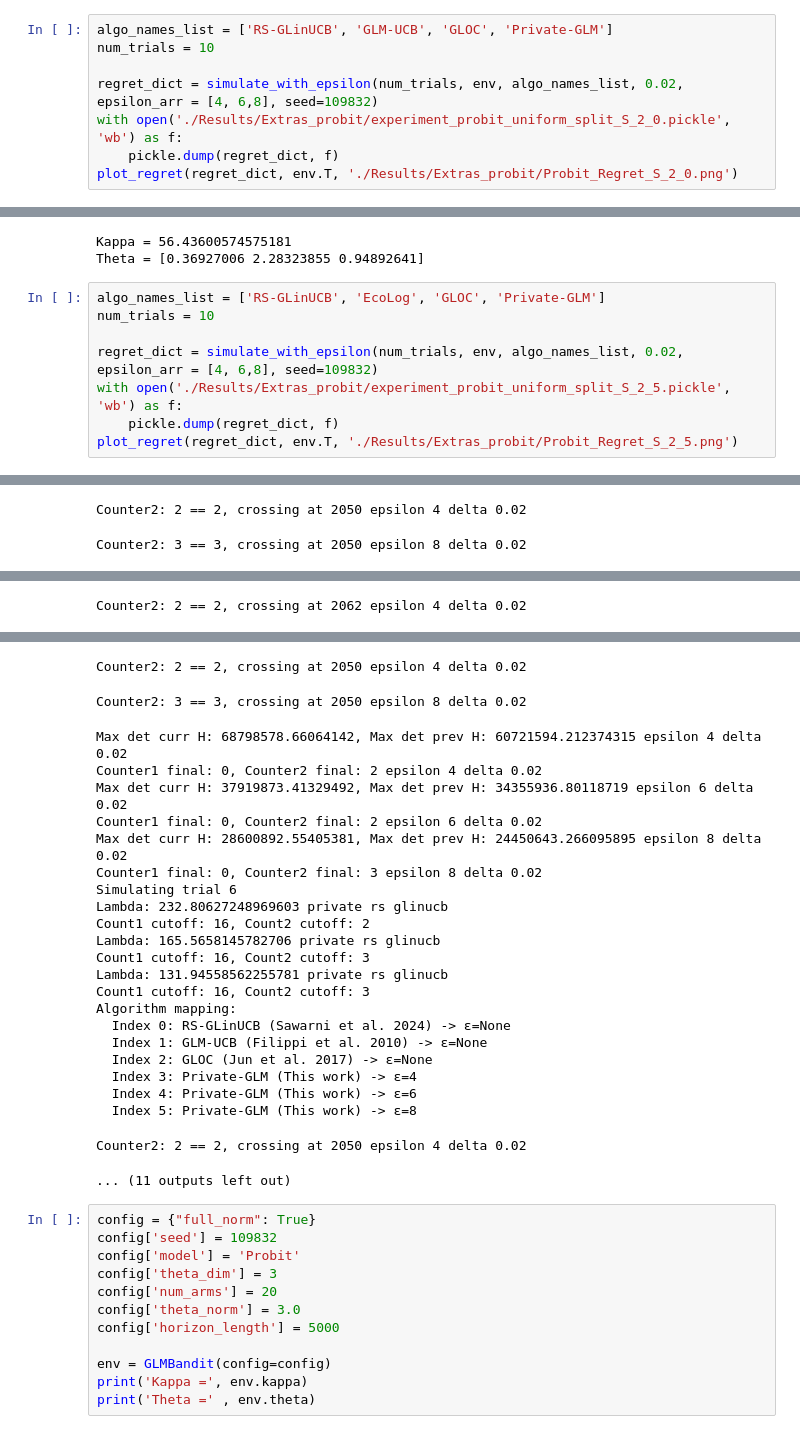
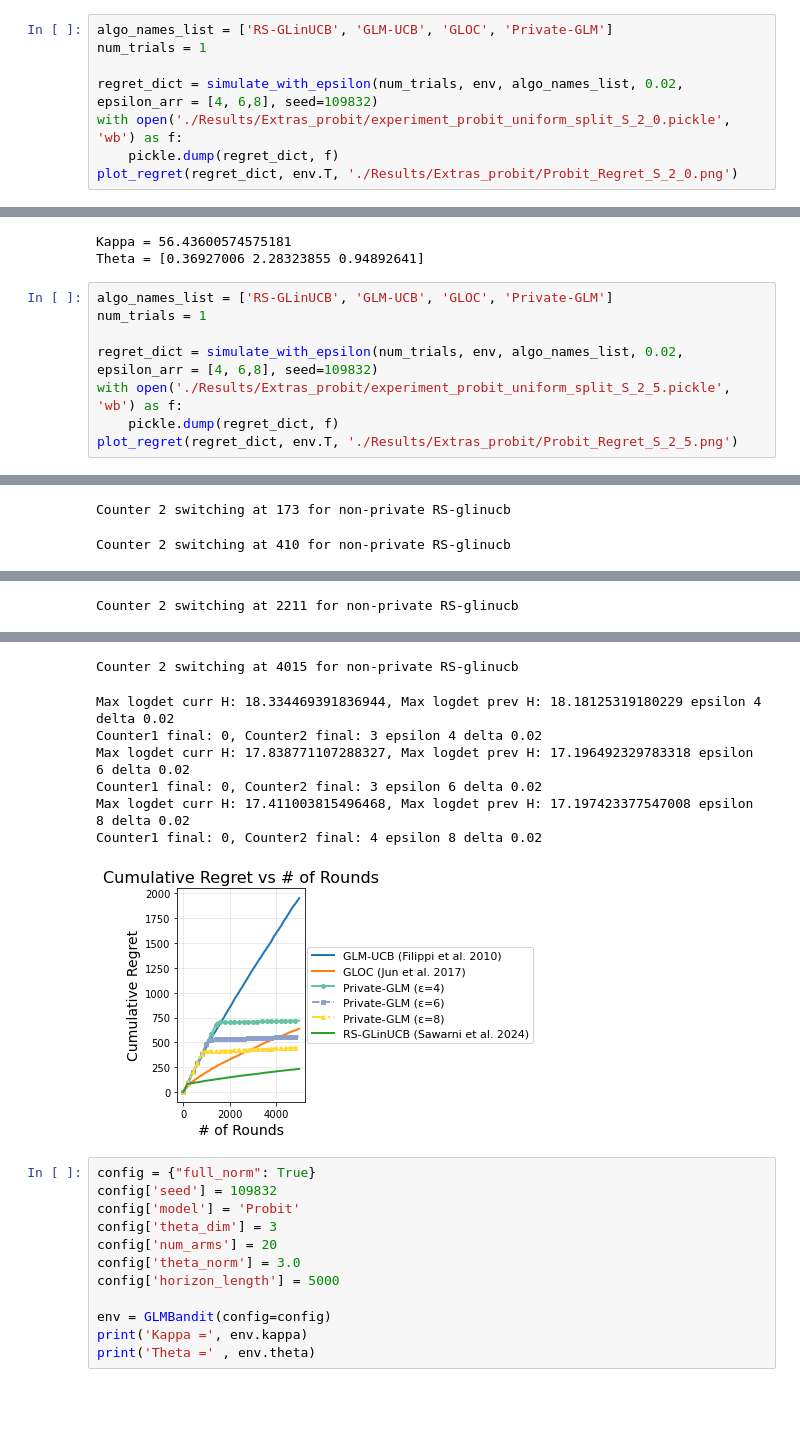
Before and after one commit to Sahasrajit123/Shuffle_joint_dp_generalized_linear_contextual_bandits, a Jupyter notebook: simulations_extra_probit.ipynb, the cells around one changed output, grey strips where cells are left out. Drawn from its saved outputs; the diff is of its cells as text; blank space fills up the shorter version.

Commit message:
Binary tree bug fixed and switching fixes

```diff
--- a/simulations_extra_probit.ipynb
+++ b/simulations_extra_probit.ipynb
@@ -62,7 +62,7 @@ Kappa = 18.393669911451706
 Theta = [0.29541604 1.82659084 0.75914113]
 # %%
 algo_names_list = ['RS-GLinUCB', 'GLM-UCB', 'GLOC', 'Private-GLM']
-num_trials = 10
+num_trials = 1
 
 regret_dict = simulate_with_epsilon(num_trials, env, algo_names_list, 0.02, epsilon_arr = [4, 6,8], seed=109832)
 with open('./Results/Extras_probit/experiment_probit_uniform_split_S_2_0.pickle', 'wb') as f:
@@ -208,8 +117,8 @@ Calculating kappa star...
 Kappa = 56.43600574575181
 Theta = [0.36927006 2.28323855 0.94892641]
 # %%
-algo_names_list = ['RS-GLinUCB', 'EcoLog', 'GLOC', 'Private-GLM']
-num_trials = 10
+algo_names_list = ['RS-GLinUCB', 'GLM-UCB', 'GLOC', 'Private-GLM']
+num_trials = 1
 
 regret_dict = simulate_with_epsilon(num_trials, env, algo_names_list, 0.02, epsilon_arr = [4, 6,8], seed=109832)
 with open('./Results/Extras_probit/experiment_probit_uniform_split_S_2_5.pickle', 'wb') as f:
@@ -230,5 +140,5 @@ Algorithm mapping:
   Index 3: Private-GLM (This work) -> ε=4
   Index 4: Private-GLM (This work) -> ε=6
   Index 5: Private-GLM (This work) -> ε=8
-Counter2: 2 == 2, crossing at 2050 epsilon 4 delta 0.02
+Counter 2 switching at 173 for non-private RS-glinucb
-Counter2: 3 == 3, crossing at 2050 epsilon 8 delta 0.02
+Counter 2 switching at 410 for non-private RS-glinucb
@@ -295 +148 @@ Algorithm mapping:
-Counter2: 2 == 2, crossing at 2062 epsilon 4 delta 0.02
+Counter 2 switching at 2211 for non-private RS-glinucb
@@ -316,27 +150,11 @@ Algorithm mapping:
-Counter2: 2 == 2, crossing at 2050 epsilon 4 delta 0.02
+Counter 2 switching at 4015 for non-private RS-glinucb
-Counter2: 3 == 3, crossing at 2050 epsilon 8 delta 0.02
+Max logdet curr H: 18.334469391836944, Max logdet prev H: 18.18125319180229 epsilon 4 delta 0.02
+Counter1 final: 0, Counter2 final: 3 epsilon 4 delta 0.02
+Max logdet curr H: 17.838771107288327, Max logdet prev H: 17.196492329783318 epsilon 6 delta 0.02
+Counter1 final: 0, Counter2 final: 3 epsilon 6 delta 0.02
+Max logdet curr H: 17.411003815496468, Max logdet prev H: 17.197423377547008 epsilon 8 delta 0.02
+Counter1 final: 0, Counter2 final: 4 epsilon 8 delta 0.02
-Max det curr H: 68798578.66064142, Max det prev H: 60721594.212374315 epsilon 4 delta 0.02
-Counter1 final: 0, Counter2 final: 2 epsilon 4 delta 0.02
-Max det curr H: 37919873.41329492, Max det prev H: 34355936.80118719 epsilon 6 delta 0.02
-Counter1 final: 0, Counter2 final: 2 epsilon 6 delta 0.02
-Max det curr H: 28600892.55405381, Max det prev H: 24450643.266095895 epsilon 8 delta 0.02
-Counter1 final: 0, Counter2 final: 3 epsilon 8 delta 0.02
-Simulating trial 6
-Lambda: 232.80627248969603 private rs glinucb
-Count1 cutoff: 16, Count2 cutoff: 2
-Lambda: 165.5658145782706 private rs glinucb
-Count1 cutoff: 16, Count2 cutoff: 3
-Lambda: 131.94558562255781 private rs glinucb
-Count1 cutoff: 16, Count2 cutoff: 3
-Algorithm mapping:
-  Index 0: RS-GLinUCB (Sawarni et al. 2024) -> ε=None
-  Index 1: GLM-UCB (Filippi et al. 2010) -> ε=None
-  Index 2: GLOC (Jun et al. 2017) -> ε=None
-  Index 3: Private-GLM (This work) -> ε=4
-  Index 4: Private-GLM (This work) -> ε=6
-  Index 5: Private-GLM (This work) -> ε=8
-Counter2: 2 == 2, crossing at 2050 epsilon 4 delta 0.02
-... (11 outputs left out)
+[figure, added]
 # %%
 config = {"full_norm": True}
 config['seed'] = 109832
```
Also changed, not shown: parts of 8 cells of this notebook, 31 other files.
